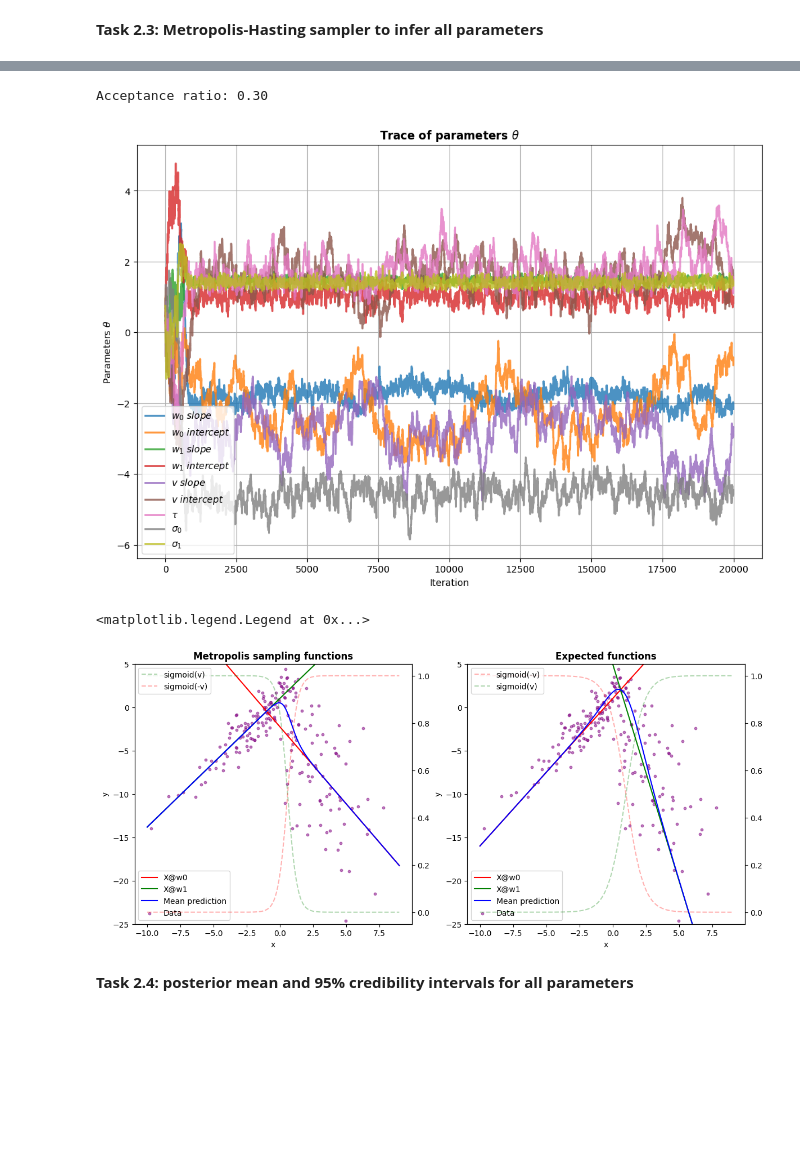
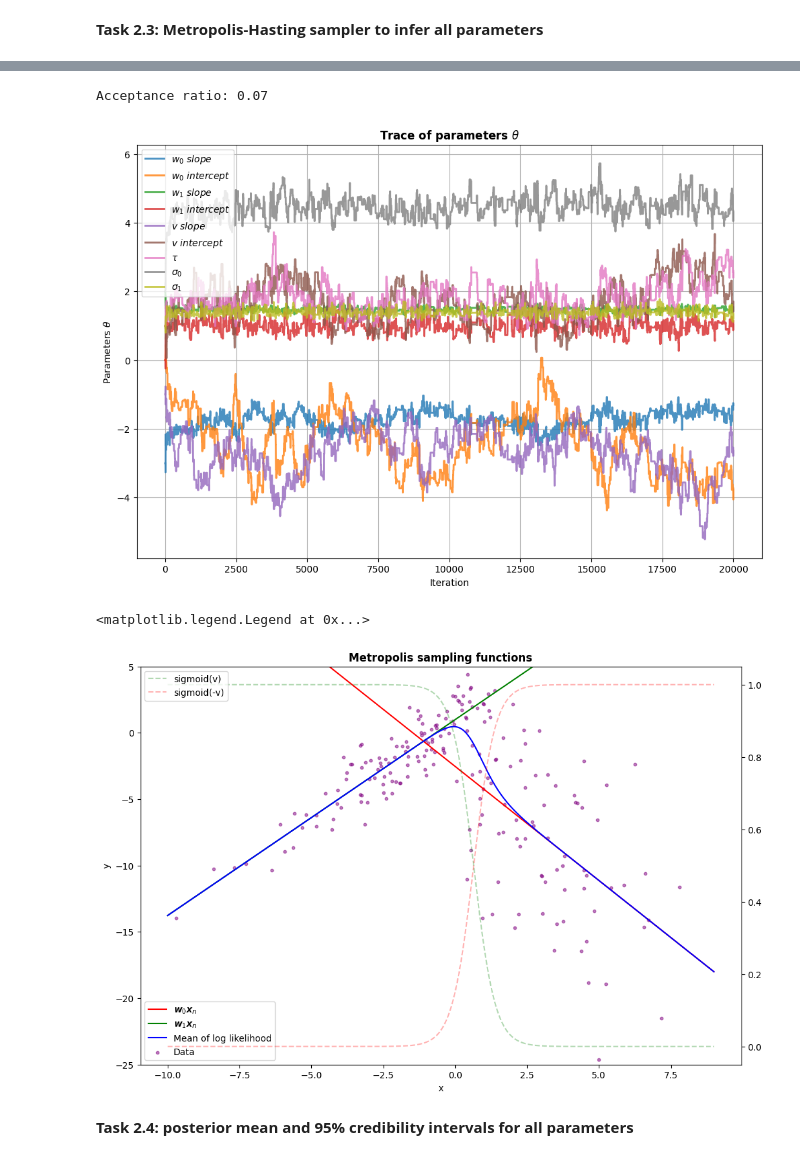
Before and after one commit to Ghjacobsen/BayesianML, a Jupyter notebook: Part2_assignment3.ipynb, the cells around one changed output, grey strips where cells are left out. Saved outputs shown, nothing was run; the diff lists cells and outputs as text; code cells hidden in the pictures; blank space fills up the shorter version.

```diff
--- a/Part2_assignment3.ipynb
+++ b/Part2_assignment3.ipynb
@@ -302,15 +319,20 @@ num_params = 9
 
 num_iterations = 20000
 
-w0w1v = 0.1
-
-# differential step size for each parameter
-step_size = jnp.array([w0w1v,w0w1v,w0w1v,w0w1v,0.1,0.1,0.1,0.1,0.1])
+# proposal variance for each parameter
+step_size = 0.2
 
 # theta = {w0[0], w0[1], w1[0], w1[1], v[0], v[1], tau, sigm0, sigma1}
 theta_lab = [r'$w_0\ slope$', r'$w_0\ intercept$', r'$w_1\ slope$', r'$w_1\ intercept$',
             r'$v\ slope$', r'$v\ intercept$', r'$\tau$', r'$\sigma_0$', r'$\sigma_1$']
-theta_init = jnp.array(random.uniform(random.PRNGKey(0), (num_params,)))
+
+w0_init = [-3.0, 0.0]
+w1_init = [2.0,0.0]
+v_init = [-1.0, 1.0]
+tau_init = [1.0]
+sigma0_init = [2.0]
+sigma1_init = [1.0]
+theta_init = jnp.array(w0_init + w1_init + v_init + tau_init + sigma0_init + sigma1_init)
 
 p_target = lambda theta: log_joint(y_data, design_matrix(x_data), theta)
 
@@ -329,79 +351,52 @@ axes.legend()
 axes.grid()
 plt.show()
 # %% [output]
-Acceptance ratio: 0.30
+Acceptance ratio: 0.07
-[figure, old version]
+[figure, new version]
 # %%
 warm_up = int(0.2*num_iterations)
 theta_mean = np.mean(thetas[warm_up:], axis=0)
 
 w0 = jnp.array([theta_mean[0],theta_mean[1]])
 w1 = jnp.array([theta_mean[2],theta_mean[3]])
 v = jnp.array([theta_mean[4],theta_mean[5]])
 tau = theta_mean[6]
 sigma0 = theta_mean[7]
 sigma1 = theta_mean[8]
 x = np.linspace(-10, 9, 500)
 
 # design matrix
 X = design_matrix(x)
 X1 = X@w1
 X0 = X@w0
 
-fig, axes = plt.subplots(1, 2, figsize=(14, 6))
+fig, axes = plt.subplots(1,1, figsize=(12, 8))
 
 #### Metro-Hastings samples mean:
 
 y = sigmoid(X@v)*X1 + sigmoid(-X@v)*X0
-ax2 = axes[0].twinx()
+ax2 = axes.twinx()
 
 ax2.plot(x,sigmoid(X@v),'--', color='green', alpha=0.3, label='sigmoid(v)')
 ax2.plot(x,sigmoid(-X@v),'--', color='red', alpha=0.3, label='sigmoid(-v)')
 ax2.legend(loc='upper left')
 
-axes[0].plot(x, X0, color='red', label='X@w0')
-axes[0].plot(x, X1, color='green', label='X@w1')
-axes[0].plot(x, y, color='blue', label='Mean prediction')
+axes.plot(x, X0, color='red', label=r'$\boldsymbol{w}_0 \boldsymbol{x}_n$')
+axes.plot(x, X1, color='green', label=r'$\boldsymbol{w}_1 \boldsymbol{x}_n$')
+axes.plot(x, y, color='blue', label='Mean of log likelihood')
 
 # plot contour of log joint distribution and data
-axes[0].set_title('Metropolis sampling functions', fontweight='bold')
-axes[0].set_xlabel('x')
-axes[0].set_ylabel('y')
+axes.set_title('Metropolis sampling functions', fontweight='bold')
+axes.set_xlabel('x')
+axes.set_ylabel('y')
 
 #log_joint_vectorized = vmap(lambda xi, yi: log_joint(yi, xi, theta_mean))
-axes[0].set_ylim(-25,5)
-axes[0].scatter(x_data, y_data, c='purple', s=10, alpha=0.5, label='Data')
-axes[0].legend(loc='lower left')
-
-
-#### What I expect to see:
-w0_expect = np.array([1.7,1])
-w1_expect = np.array([-5,5])
-v_expect = np.array([1.5,-1.5])
-
-y_expect = sigmoid(X@v_expect)*(X@w1_expect) + (1-sigmoid(X@v_expect))*(X@w0_expect)
-
-
-ax3 = axes[1].twinx()
-
-ax3.plot(x,sigmoid(-X@v_expect),'--', color='red', alpha=0.3, label='sigmoid(-v)')
-ax3.plot(x,sigmoid(X@v_expect),'--', color='green', alpha=0.3, label='sigmoid(v)')
-ax3.legend(loc='upper left')
-
-axes[1].plot(x, X@w0_expect, color='red', label='X@w0')
-axes[1].plot(x, X@w1_expect, color='green', label='X@w1')
-axes[1].plot(x, y_expect, color='blue', label='Mean prediction')
-axes[1].set_title('Expected functions', fontweight='bold')
-axes[1].set_xlabel('x')
-axes[1].set_ylabel('y')
-
-#log_joint_vectorized = vmap(lambda xi, yi: log_joint(yi, xi, theta_mean))
-axes[1].set_ylim(-25,5)
-axes[1].scatter(x_data, y_data, c='purple', s=10, alpha=0.5, label='Data')
-axes[1].legend(loc='lower left')
+axes.set_ylim(-25,5)
+axes.scatter(x_data, y_data, c='purple', s=10, alpha=0.5, label='Data')
+axes.legend(loc='lower left')
 # %% [output]
 <matplotlib.legend.Legend at 0x...>
-[figure, old version]
+[figure, new version]
 # %% [markdown]
 **Task 2.4: posterior mean and 95% credibility intervals for all parameters**
 # %%
```
Also changed, not shown: parts of 8 cells of this notebook.
